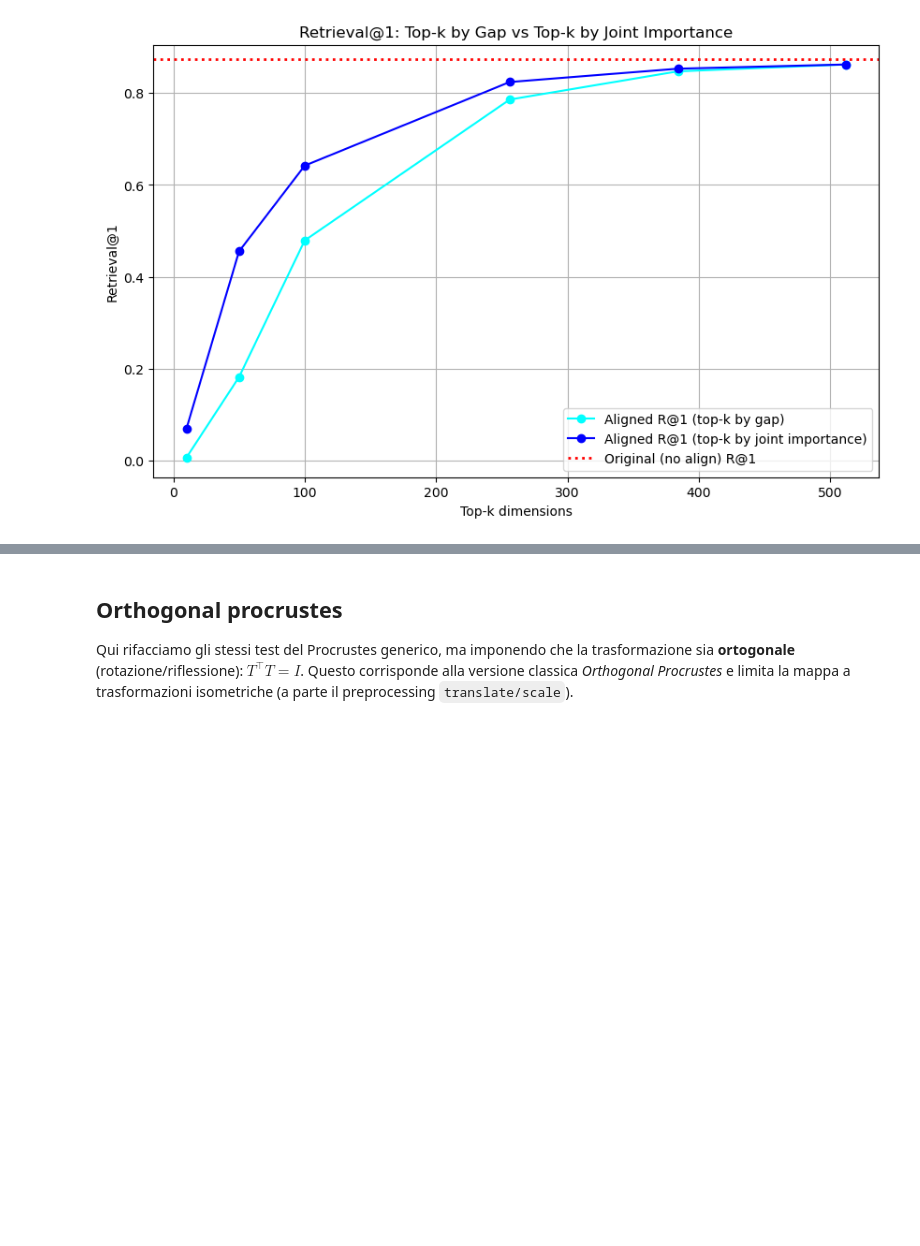
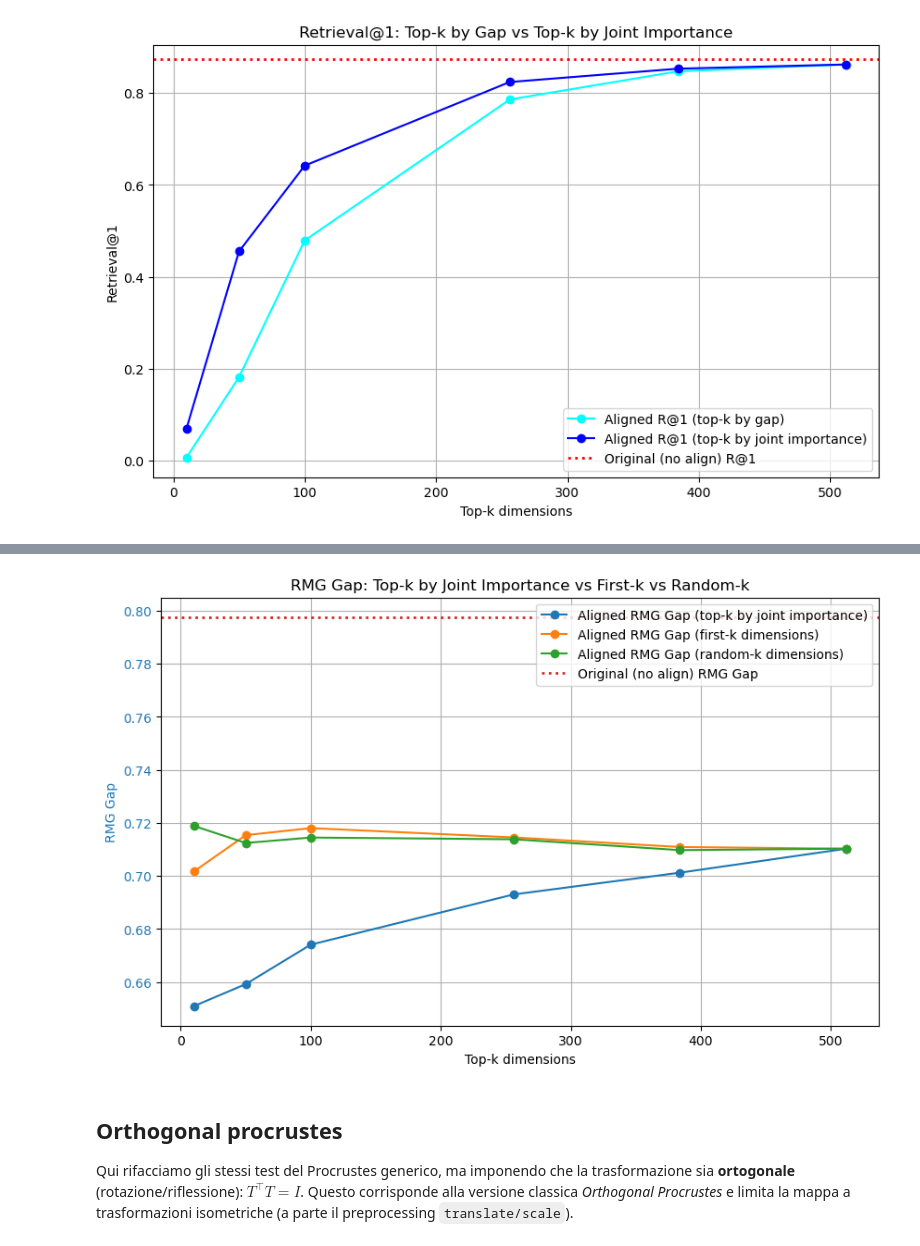
Before and after one commit to manu-kick/Deep-subspace-aligment-and-modality-gap-dimensions, a Jupyter notebook: analysis/procrustes_clip.ipynb, the cells around one changed output, grey strips where cells are left out. Cells and saved outputs as stored; diff of their text form; code cells hidden in the pictures; blank space fills up the shorter version.

```diff
--- a/analysis/procrustes_clip.ipynb
+++ b/analysis/procrustes_clip.ipynb
@@ -1763,6 +1850,47 @@ plt.show()
 # %%
-#  Vediamo anche se le prime dimensioni o random prese nello spazio originale e random prese sia nello spazio allineato ci danno con retriveval e gap
-# Classificazione / cluestering
+# Also plot the gap comparison for the same criteria
+fig, ax1 = plt.subplots(figsize=(10, 6))
+color_joint = "tab:blue"
+color_first_k = "tab:orange"
+color_random = "tab:green"
+color_gap = "tab:red"
+ax1.set_xlabel("Top-k dimensions")
+ax1.set_ylabel("RMG Gap", color=color_joint)
+ax1.plot(
+    k_sweep,
+    [results_joint[k]["gaps_aligned"]["RMG"] for k in k_sweep],
+    marker="o",
+    label="Aligned RMG Gap (top-k by joint importance)",
+    color=color_joint
+)
+ax1.plot(
+    k_sweep,
+    [result_first_k[k]["gaps_aligned"]["RMG"] for k in k_sweep],
+    marker="o",
+    label="Aligned RMG Gap (first-k dimensions)",
+    color=color_first_k
+)
+ax1.plot(
+    k_sweep,
+    [result_random_k[k]["gaps_aligned"]["RMG"] for k in k_sweep],
+    marker="o",
+    label="Aligned RMG Gap (random-k dimensions)",
+    color=color_random
+)
+ax1.axhline(
+    avg_gaps_original["RMG"],
+    color=color_gap,
+    linestyle=":",
+    linewidth=2,
+    label="Original (no align) RMG Gap"
+)
+ax1.tick_params(axis="y", labelcolor=color_joint)
+ax1.legend(loc="upper right")
+plt.title("RMG Gap: Top-k by Joint Importance vs First-k vs Random-k")
+plt.grid(True)
+plt.show()
+# %% [output]
+[figure, added]
 # %% [markdown]
 ## Orthogonal procrustes
 Qui rifacciamo gli stessi test del Procrustes generico, ma imponendo che la trasformazione sia **ortogonale** (rotazione/riflessione): $T^\top T = I$. Questo corrisponde alla versione classica *Orthogonal Procrustes* e limita la mappa a trasformazioni isometriche (a parte il preprocessing `translate/scale`).
```
Also changed, not shown: parts of 5 cells of this notebook.
